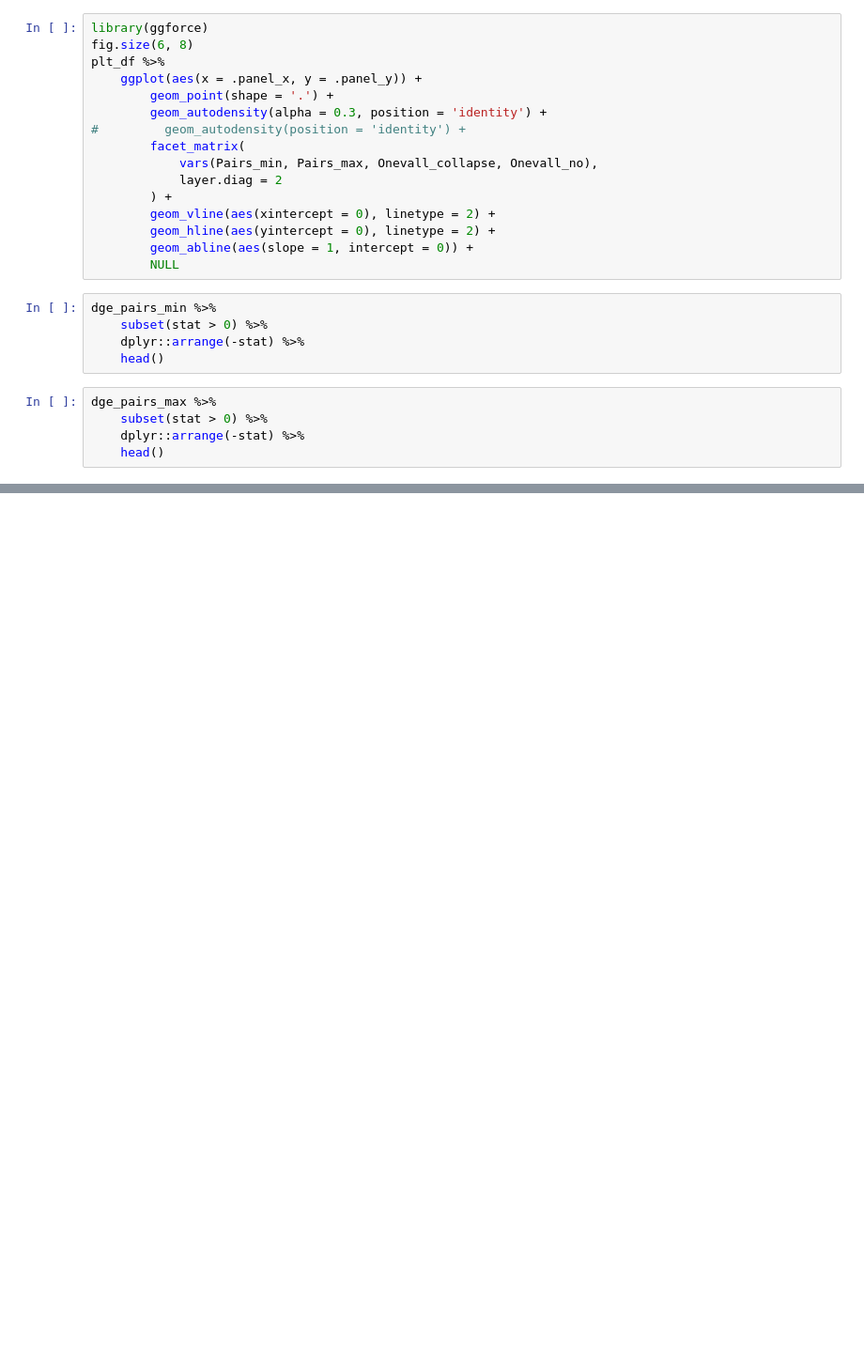
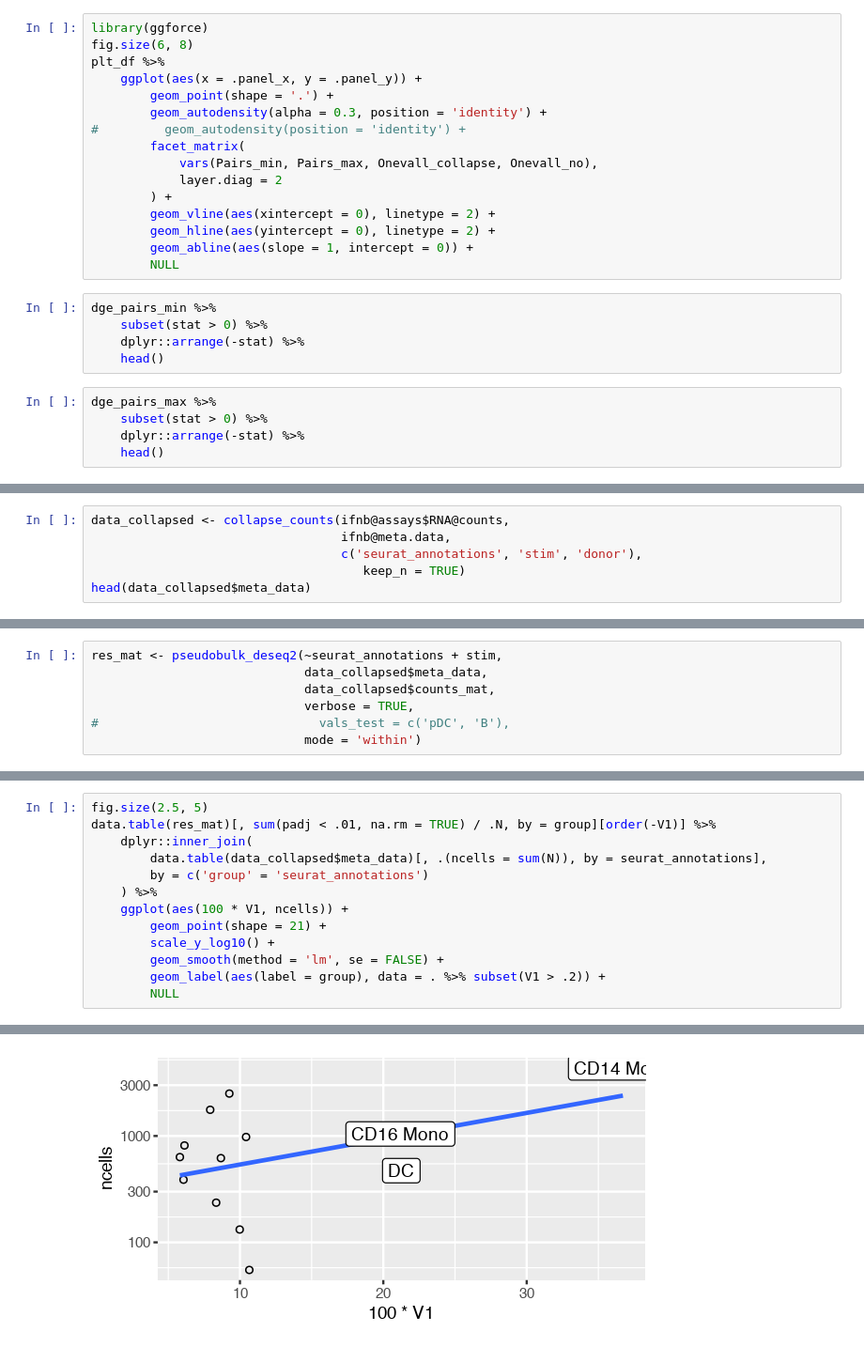
Before and after one commit to immunogenomics/presto, a Jupyter notebook: vignettes/pseudobulk.ipynb, the cells around one changed output, grey strips where cells are left out. Shown: that part at 94% size. Cells and saved outputs as stored; diff of their text form; blank space fills up the shorter version.

Commit message:
added options to do DGE within clusters

```diff
--- a/vignettes/pseudobulk.ipynb
+++ b/vignettes/pseudobulk.ipynb
@@ -334,0 +297,6 @@ dge_pairs_max %>%
+# %%
+data_collapsed <- collapse_counts(ifnb@assays$RNA@counts,
+                                  ifnb@meta.data,
+                                  c('seurat_annotations', 'stim', 'donor'),
+                                     keep_n = TRUE)
+head(data_collapsed$meta_data)
@@ -334,0 +322,7 @@ dge_pairs_max %>%
+# %%
+res_mat <- pseudobulk_deseq2(~seurat_annotations + stim,
+                             data_collapsed$meta_data,
+                             data_collapsed$counts_mat,
+                             verbose = TRUE,
+#                              vals_test = c('pDC', 'B'),
+                             mode = 'within')
@@ -334,0 +347,14 @@ dge_pairs_max %>%
+# %%
+fig.size(2.5, 5)
+data.table(res_mat)[, sum(padj < .01, na.rm = TRUE) / .N, by = group][order(-V1)] %>%
+    dplyr::inner_join(
+        data.table(data_collapsed$meta_data)[, .(ncells = sum(N)), by = seurat_annotations],
+        by = c('group' = 'seurat_annotations')
+    ) %>%
+    ggplot(aes(100 * V1, ncells)) +
+        geom_point(shape = 21) +
+        scale_y_log10() +
+        geom_smooth(method = 'lm', se = FALSE) +
+        geom_label(aes(label = group), data = . %>% subset(V1 > .2)) +
+        NULL
+# %% [output]
@@ -334,0 +363 @@ dge_pairs_max %>%
+[figure, added]
```
Also changed, not shown: parts of 37 cells of this notebook, 1 other file.
